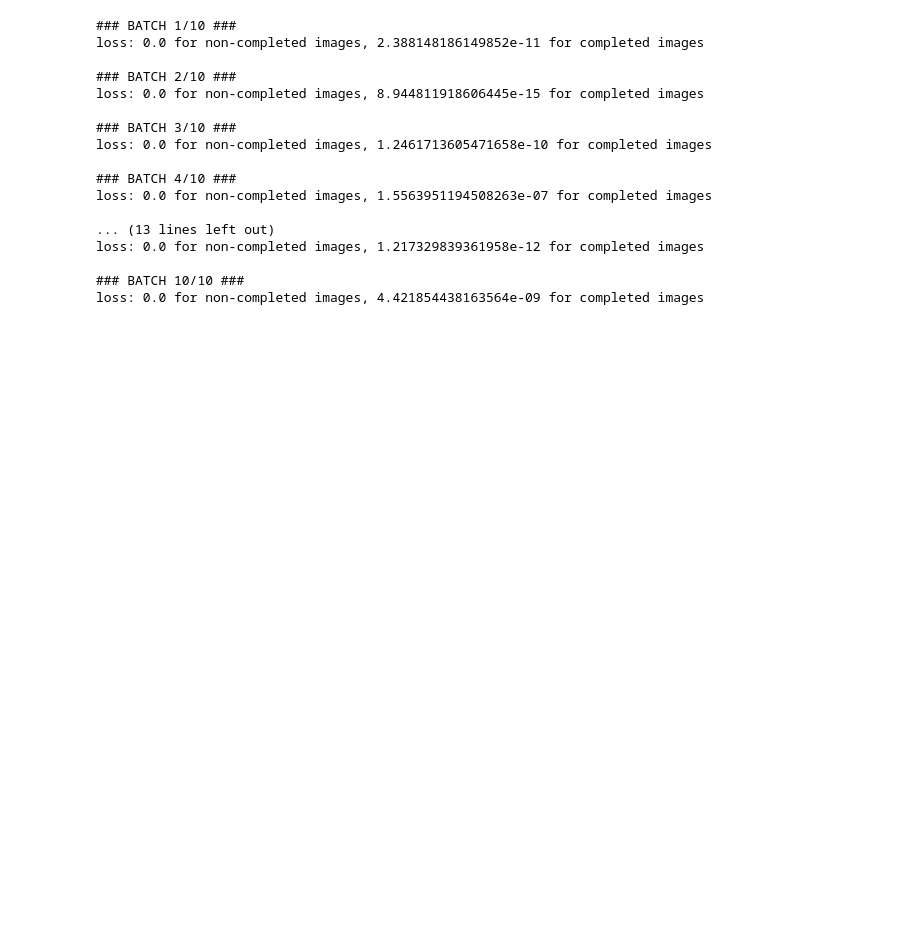
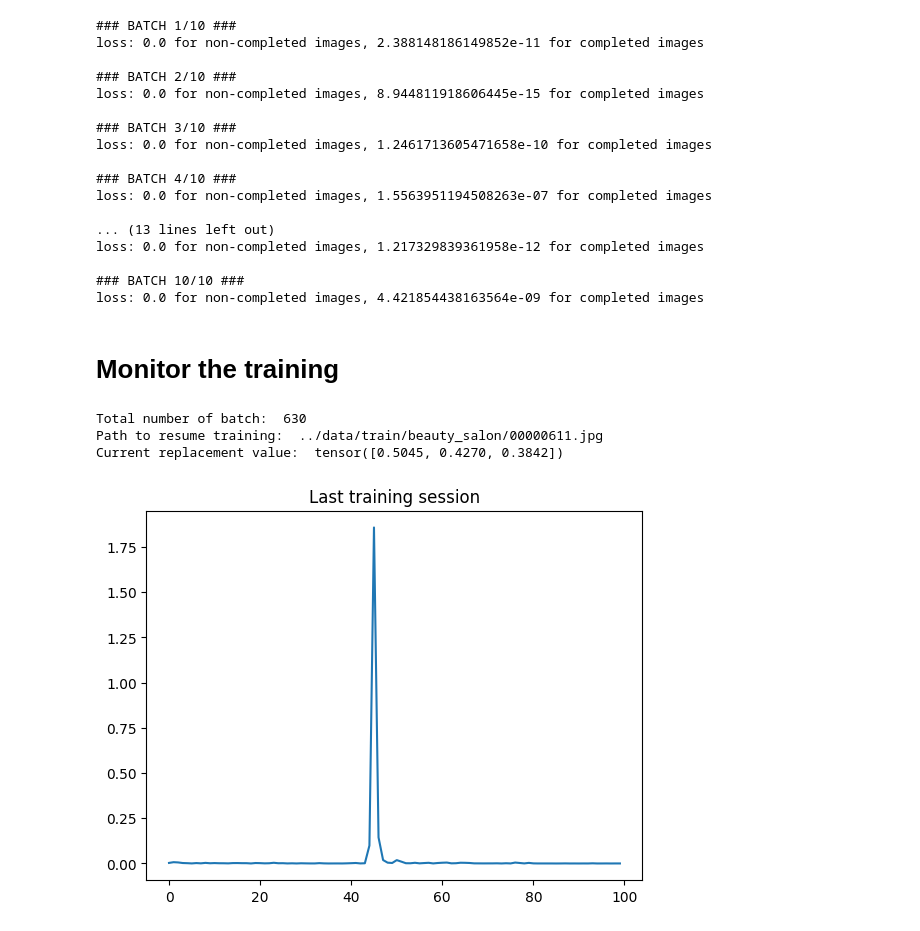
Before and after one commit to poloincognito/glcic, a Jupyter notebook: notebooks/8_discriminator_training.ipynb, the cells around one changed output. Cells and saved outputs as stored; diff of their text form; code cells hidden in the pictures; blank space fills up the shorter version.

```diff
--- a/notebooks/8_discriminator_training.ipynb
+++ b/notebooks/8_discriminator_training.ipynb
@@ -62,0 +74,24 @@ preds = discriminator(next_batch,lm)
+# %% [markdown]
+# Monitor the training
+# %%
+# set up
+discriminator = Discriminator()
+optimizer = torch.optim.Adadelta(discriminator.parameters())
+
+# last training session
+loss_list, batch, resume_path, replacement_val = load_checkpoint(
+        "../logs/phase2_checkpoints/", discriminator, optimizer
+    )
+
+import matplotlib.pyplot as plt
+plt.plot(loss_list[-1])
+plt.title("Last training session")
+
+print("Total number of batch: ",batch)
+print("Path to resume training: ",resume_path)
+print("Current replacement value: ",replacement_val)
+# %% [output]
+Total number of batch:  630
+Path to resume training:  ../data/train/beauty_salon/00000611.jpg
+Current replacement value:  tensor([0.5045, 0.4270, 0.3842])
+[figure, added]
```
Also changed, not shown: parts of 8 cells of this notebook, 8 other files.
